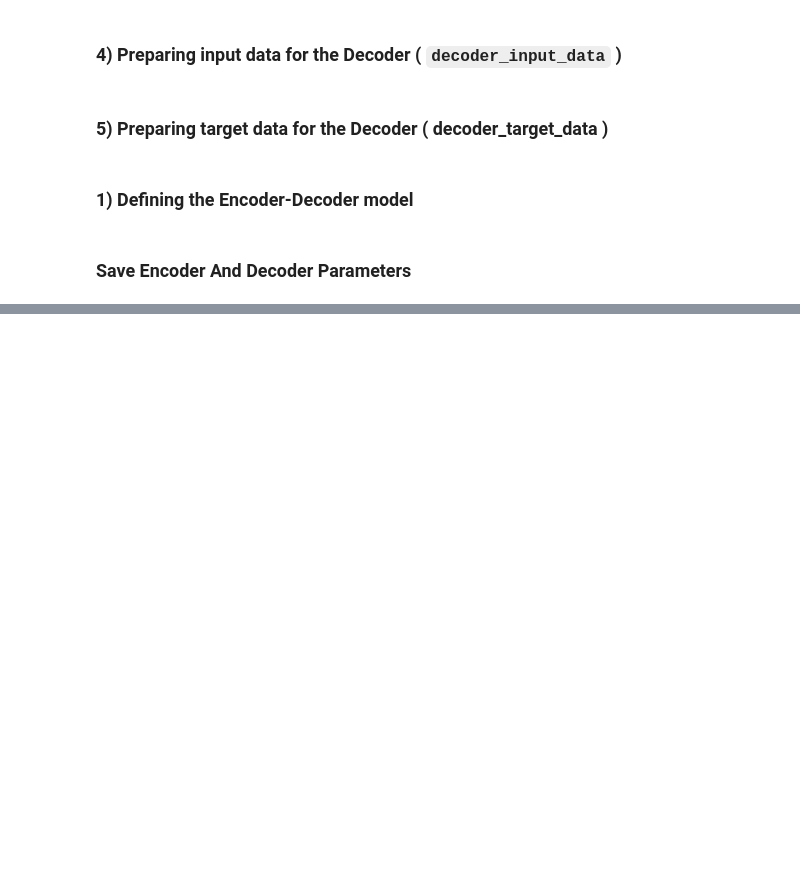
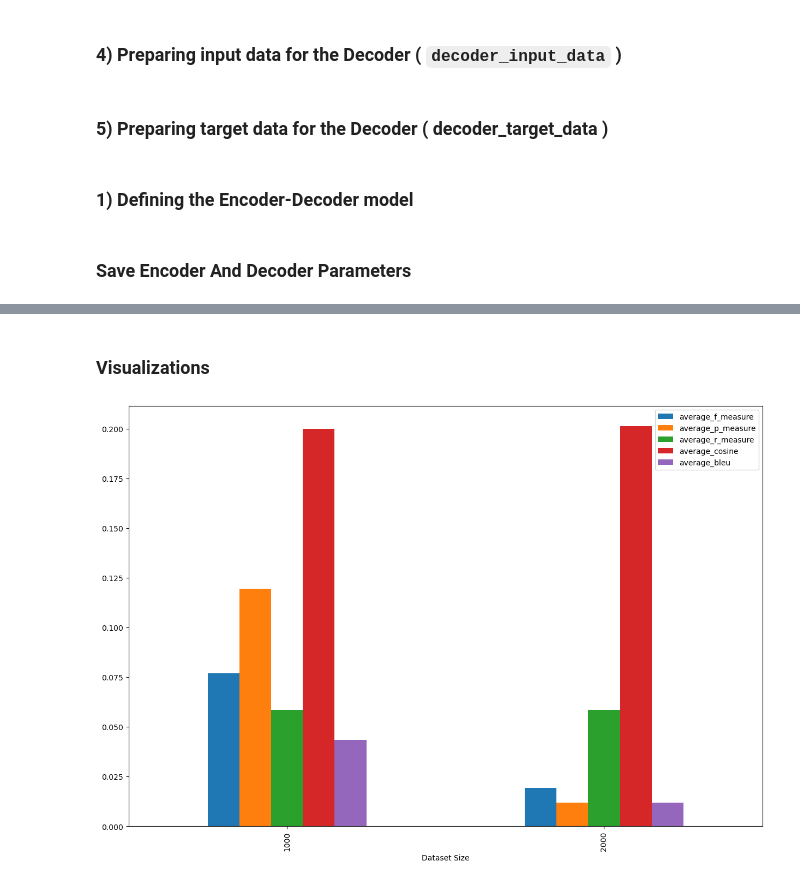
Before and after one commit to ASIF-Mahmud1/machine-translation, a Jupyter notebook: tutorial/assignment.ipynb, the cells around one changed output, grey strips where cells are left out. Cells and saved outputs as stored; diff of their text form; code cells hidden in the pictures; blank space fills up the shorter version.

Commit message:
[add] train and test in one file

```diff
--- a/tutorial/assignment.ipynb
+++ b/tutorial/assignment.ipynb
@@ -208,12 +429,12 @@ for item in model_size:
     max_input_length, num_hindi_tokens, encoder_input_data, input_dict= createInputDataForEncoder(lines=lines)
     max_output_length, num_eng_tokens, decoder_input_data, eng_word_dict, tokenized_eng_lines =createInputDataForDecoder(lines=lines)
     decoder_target_data= createDecoderTargetData(tokenized_eng_lines, max_output_length, num_eng_tokens)
-    model= createEncoderDecoderModel(max_input_length, max_output_length, num_hindi_tokens, num_eng_tokens)
+    model, encoder_model , decoder_model= createEncoderDecoderModel(max_input_length, max_output_length, num_hindi_tokens, num_eng_tokens)
     mc = tf.keras.callbacks.ModelCheckpoint('my_nmt_model_min_loss.h5', monitor='val_loss', verbose=1, save_best_only=True, mode='min')
 
     history = model.fit([encoder_input_data , decoder_input_data], decoder_target_data, batch_size=250, epochs=1 ,validation_split = 0.1, callbacks=[mc], verbose=1    )
     my_list_of_trained_models.append(model)
-    save_models_and_parameters(lines,model, max_input_length,num_hindi_tokens,input_dict,max_output_length, num_eng_tokens,eng_word_dict)
+    save_models_and_parameters(lines,model,encoder_model , decoder_model, max_input_length,num_hindi_tokens,input_dict,max_output_length, num_eng_tokens,eng_word_dict)
 
 
 ## Think what should be done with variable history
@@ -223,0 +443,4 @@ encoder_states = [state_h_enc, state_c_enc]
+# %%
+data_size=5000
+lines=createDataset(dataset=dataset,data_size=data_size, type="test")
+lines.tail()
@@ -223,0 +449,34 @@ encoder_states = [state_h_enc, state_c_enc]
+# %%
+path='./'
+model_list=['1000', '2000']
+# %%
+
+stat=[]
+for item in model_list:
+
+    model_path= path+item+"/model.h5"
+    path_encoder_parameters= path+item+"/parameters/encoder_parameters.pickle"
+    path_encoder_dictionary= path+item+"/dictionaries/encoder_dictionary.pickle"
+    path_decoder_parameters= path+item+"/parameters/decoder_parameters.pickle"
+    path_decoder_dictionary= path+item+"/dictionaries/decoder_dictionary.pickle"
+    encoderPath= path+item+"/enc_model.h5"
+    decoderPath= path+item+"/dec_model.h5"
+    # print(model_path, path_encoder_parameters,path_encoder_dictionary,path_decoder_parameters,path_decoder_dictionary,encoderPath,decoderPath)
+    result= get_model_statistics_summary(model_path, path_encoder_parameters,path_encoder_dictionary,path_decoder_parameters,path_decoder_dictionary,encoderPath,decoderPath, lines)
+    result.insert(0, item)
+    stat.append(result)
+    print(result)
+
+table =pd.DataFrame(columns=["Dataset Size","average_f_measure", "average_p_measure","average_r_measure", "average_cosine" ,"average_bleu"], data=stat)
+table
+# %% [markdown]
+### Visualizations
+# %%
+import matplotlib.pyplot as plot
+from matplotlib.ticker import ScalarFormatter
+#,figsize=(10,15)
+
+table.plot.bar(x="Dataset Size",figsize=(15,10))
+plot.show(block=True);
+# %% [output]
+[figure, added]
```
Also changed, not shown: parts of 16 cells of this notebook.
